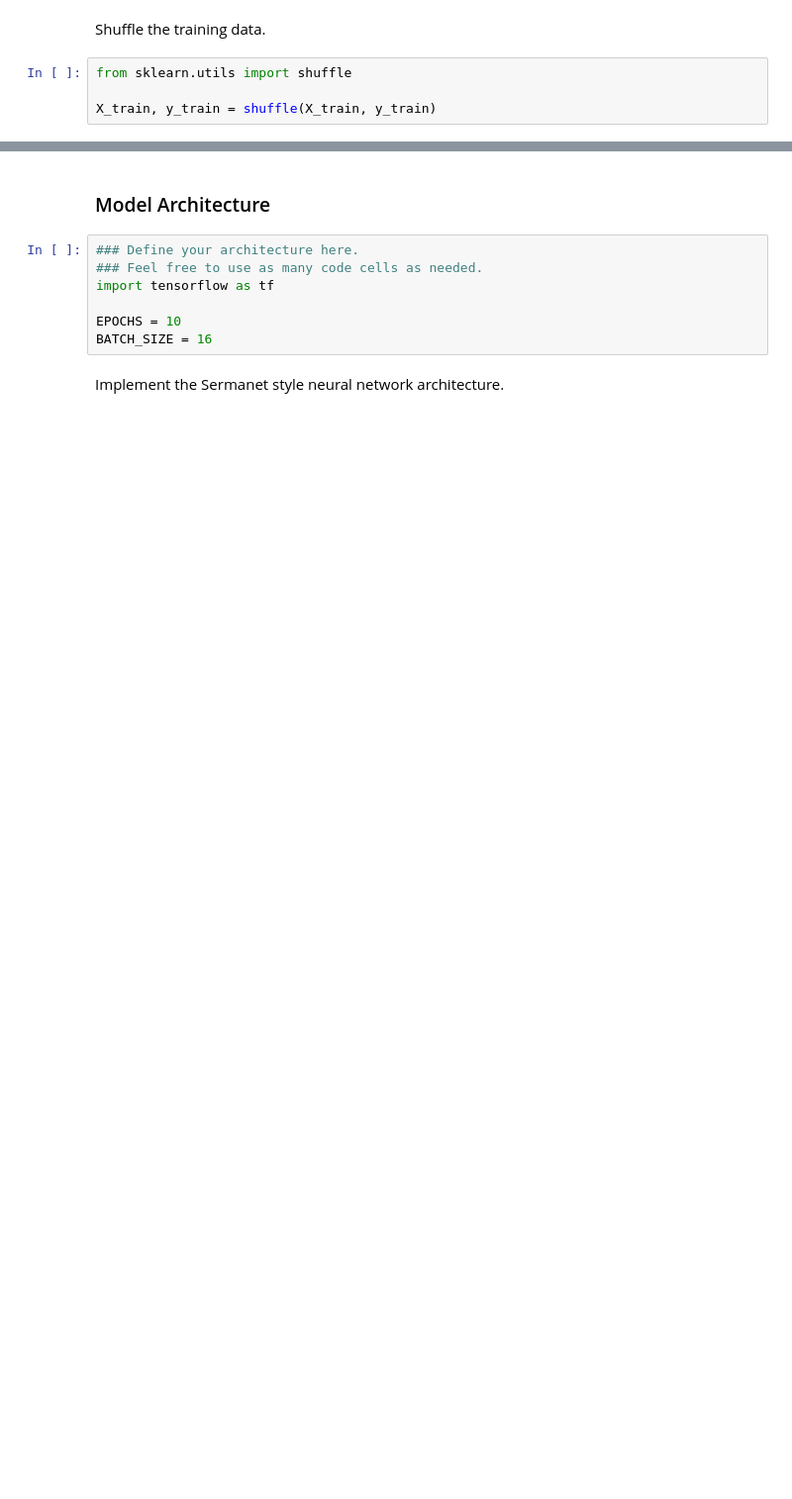
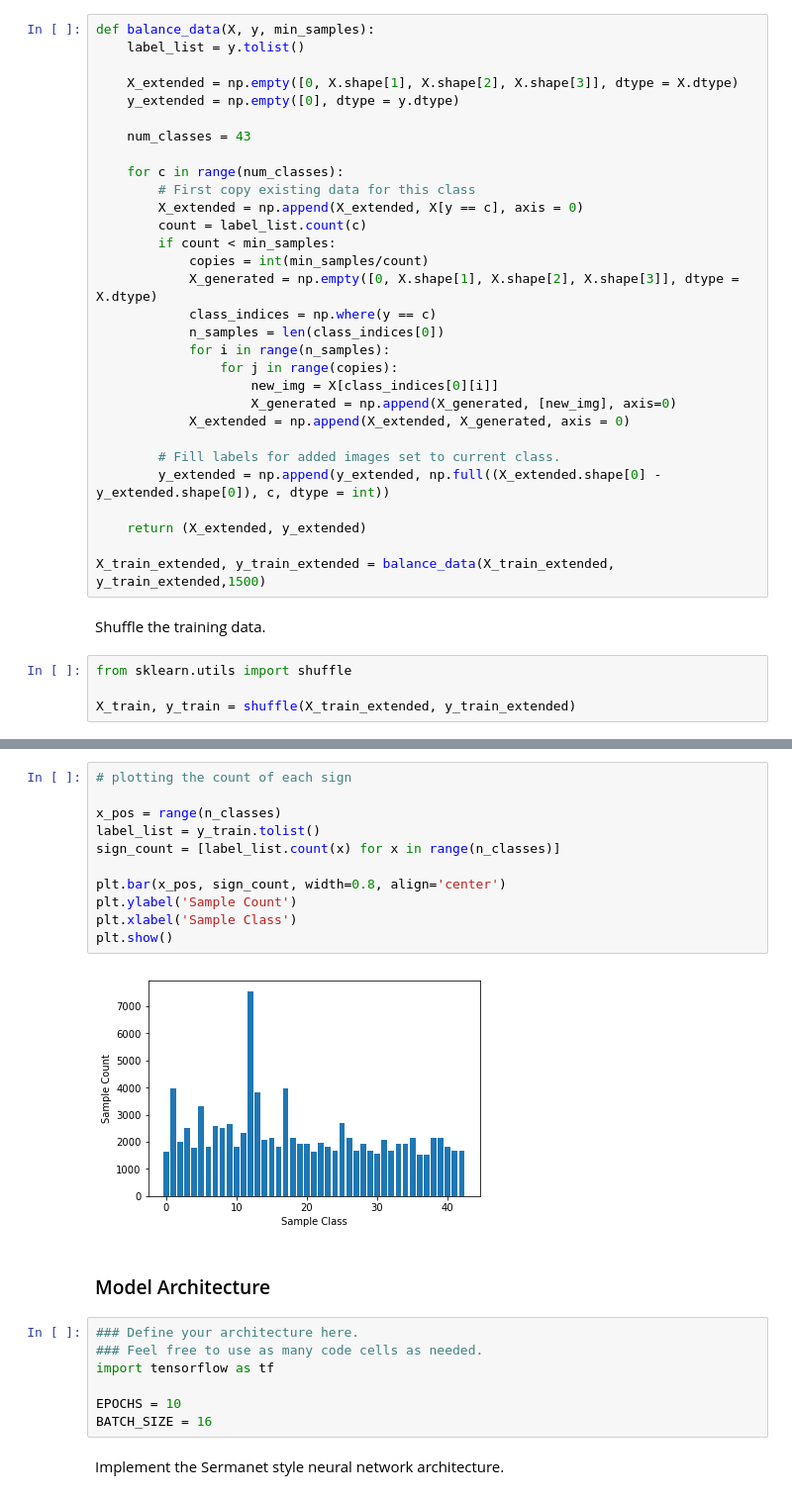
Before and after one commit to AravindaDP/CarND-Traffic-Sign-Classifier-Project, a Jupyter notebook: Traffic_Sign_Classifier.ipynb, the cells around one changed output, grey strips where cells are left out. Shown: that part at 99% size. Saved outputs shown, nothing was run; the diff lists cells and outputs as text; blank space fills up the shorter version.

```diff
--- a/Traffic_Sign_Classifier.ipynb
+++ b/Traffic_Sign_Classifier.ipynb
@@ -195,6 +358,36 @@ X_test = normalize_data(X_test)
+# %%
+def balance_data(X, y, min_samples):
+    label_list = y.tolist()
+
+    X_extended = np.empty([0, X.shape[1], X.shape[2], X.shape[3]], dtype = X.dtype)
+    y_extended = np.empty([0], dtype = y.dtype)
+
+    num_classes = 43
+
+    for c in range(num_classes):
+        # First copy existing data for this class
+        X_extended = np.append(X_extended, X[y == c], axis = 0)
+        count = label_list.count(c)
+        if count < min_samples:
+            copies = int(min_samples/count)
+            X_generated = np.empty([0, X.shape[1], X.shape[2], X.shape[3]], dtype = X.dtype)
+            class_indices = np.where(y == c)
+            n_samples = len(class_indices[0])
+            for i in range(n_samples):
+                for j in range(copies):
+                    new_img = X[class_indices[0][i]]
+                    X_generated = np.append(X_generated, [new_img], axis=0)
+            X_extended = np.append(X_extended, X_generated, axis = 0)
+
+        # Fill labels for added images set to current class.
+        y_extended = np.append(y_extended, np.full((X_extended.shape[0] - y_extended.shape[0]), c, dtype = int))
+
+    return (X_extended, y_extended)
+
+X_train_extended, y_train_extended = balance_data(X_train_extended, y_train_extended,1500)
 # %% [markdown]
 Shuffle the training data.
 # %%
 from sklearn.utils import shuffle
 
-X_train, y_train = shuffle(X_train, y_train)
+X_train, y_train = shuffle(X_train_extended, y_train_extended)
@@ -201,3 +396,16 @@ X_train, y_train = shuffle(X_train, y_train)
+# %%
+# plotting the count of each sign
+
+x_pos = range(n_classes)
+label_list = y_train.tolist()
+sign_count = [label_list.count(x) for x in range(n_classes)]
+
+plt.bar(x_pos, sign_count, width=0.8, align='center')
+plt.ylabel('Sample Count')
+plt.xlabel('Sample Class')
+plt.show()
+# %% [output]
+[figure, added]
 # %% [markdown]
 ### Model Architecture
 # %%
```
Also changed, not shown: parts of 10 cells of this notebook, 3 other files.
